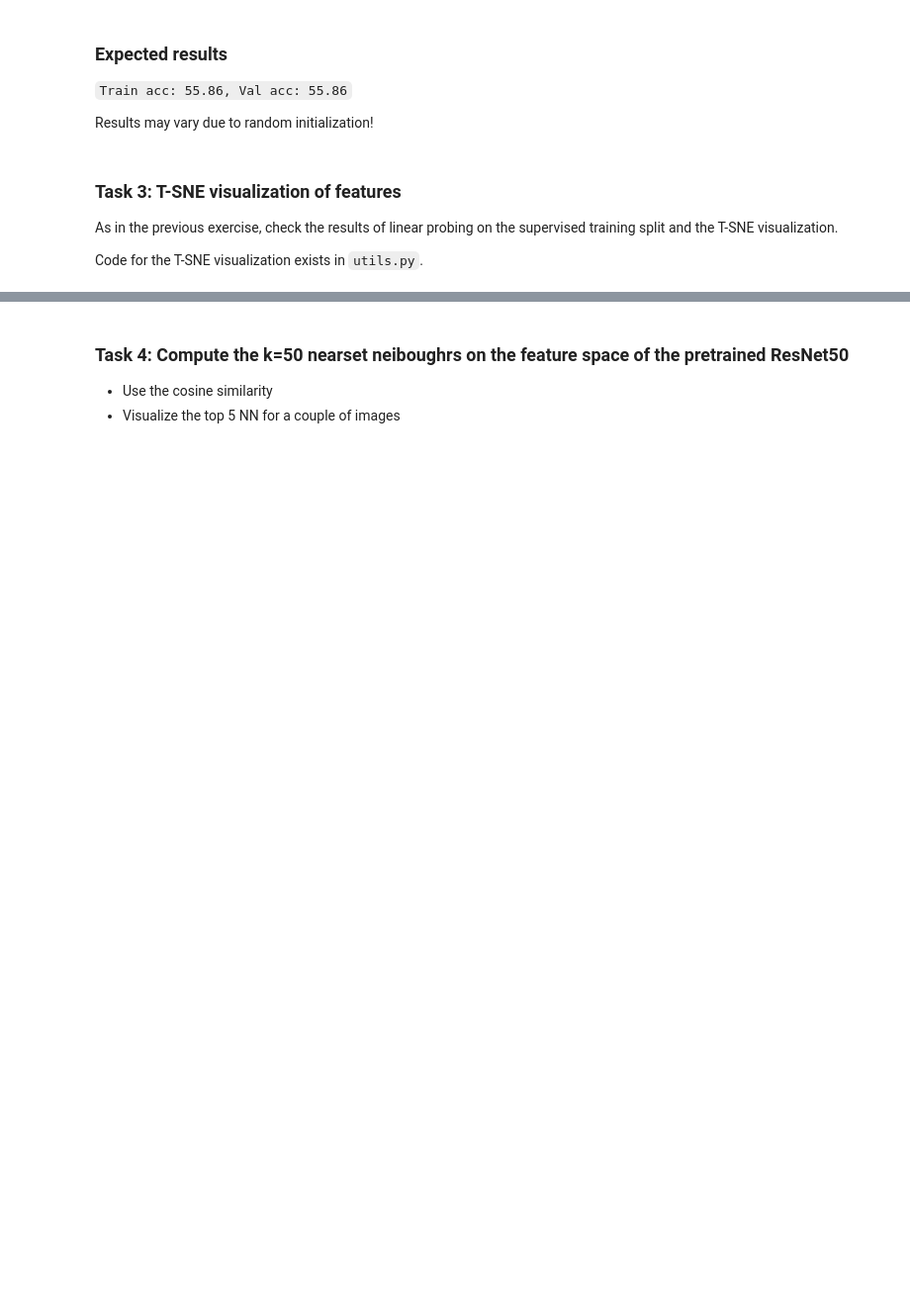
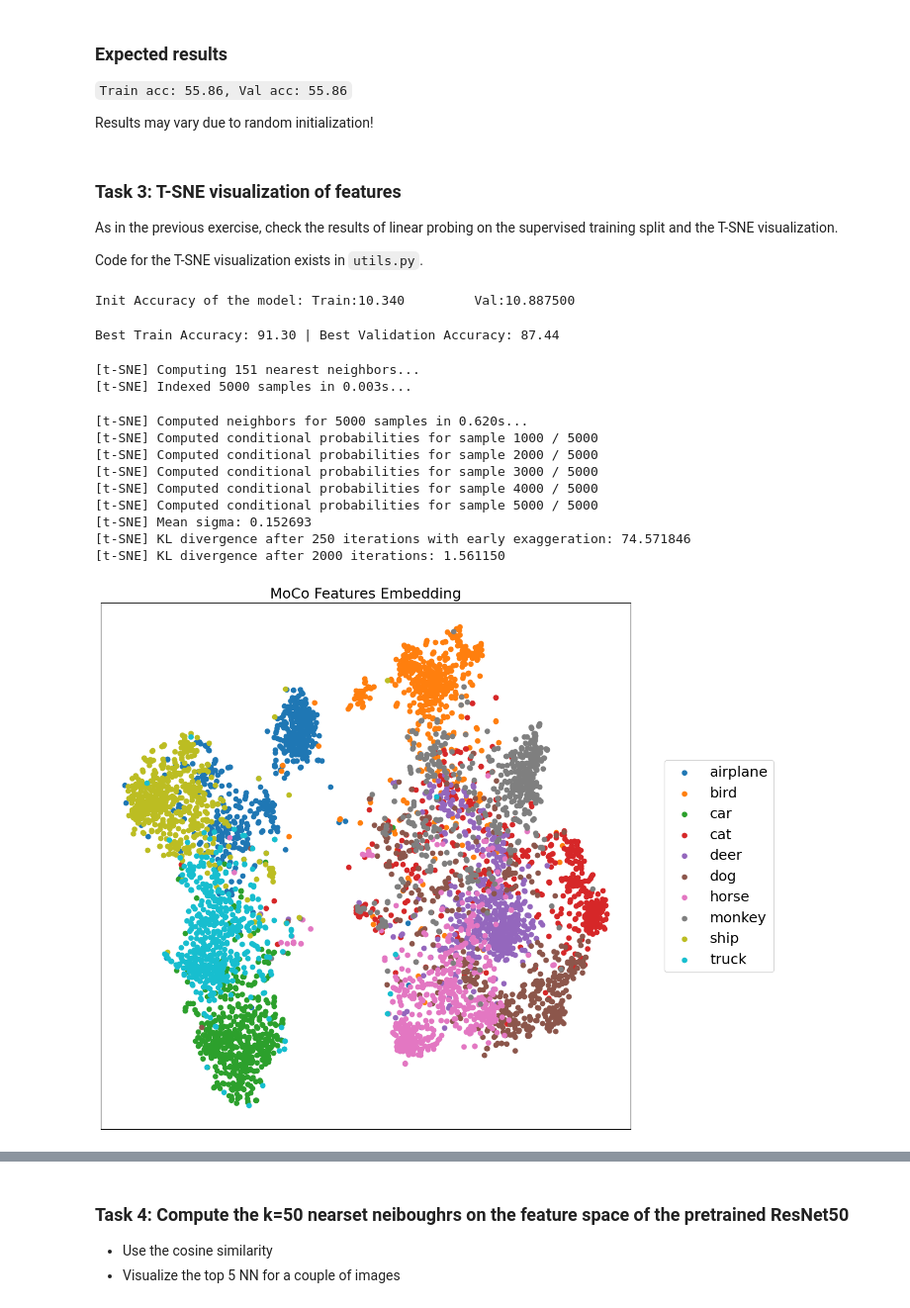
Before and after one commit to dpkass/HHU-Master-Representation-Learning, a Jupyter notebook: assignment_05/Image_clustering.ipynb, the cells around one changed output, grey strips where cells are left out. Shown at 99% size. Saved outputs shown, nothing was run; the diff lists cells and outputs as text; code cells hidden in the pictures; blank space fills up the shorter version.

```diff
--- a/assignment_05/Image_clustering.ipynb
+++ b/assignment_05/Image_clustering.ipynb
@@ -63,3 +51,11 @@ device = torch.device("cuda" if torch.cuda.is_available() else "cpu")
+# %%
+device = torch.device("cuda" if torch.cuda.is_available() else
+                      "mps" if torch.mps.is_available() else "cpu")
+num_workers = 0 if device.type == "mps" else os.cpu_count()
+
+os.makedirs("./data/", exist_ok=True)
+os.makedirs("./figs/", exist_ok=True)
+os.makedirs("./models/", exist_ok=True)
 # %% [markdown]
 # Task 1: Load the pretrained MoCO model ResNet50 pretrained on ImageNet
 
@@ -73,8 +71,19 @@ You can download the weight by running the terminal command:
 # %%
-def load_moco_model(pretrained_path = "./moco_v2_800ep_pretrain.pth.tar"):
+def load_moco_model(pretrained_path="./models/moco_v2_800ep_pretrain.pth.tar"):
     ### START CODE HERE ### (≈ 12 lines of code)
+    model = models.resnet50()
+    model.fc = nn.Identity()
+
+    weights = torch.load(pretrained_path, map_location="cpu")
+    message = model.load_state_dict({
+        k.replace("module.encoder_q.", ""): v
+        for k, v in weights["state_dict"].items()
+        if not k.startswith("module.encoder_q.fc")
+    }, strict=False)
+    print("Loaded model with message:", message)
     ### END CODE HERE ###
     model.eval()
     return model
 
+
 encoder = load_moco_model()
@@ -98,3 +109,20 @@ Compute the accuracy both for the train and test split using k-means.
 # %%
 ### START CODE HERE ### (>10 lines of code)
-### END CODE HERE ###
+train_dl, val_dl = load_data(train_split="train", num_workers=num_workers)
+# %%
+feats_and_labels_path = "./data/moco_feats_and_labels.pth"
+
+if os.path.exists(feats_and_labels_path):
+    data = torch.load(feats_and_labels_path)
+    train_feats, train_labels = data["train_feats"], data["train_labels"]
+    val_feats, val_labels = data["val_feats"], data["val_labels"]
+else:
+    train_feats, train_labels = get_features(encoder, train_dl, device)
+    val_feats, val_labels = get_features(encoder, val_dl, device)
+
+    torch.save({
+        "train_feats": train_feats,
+        "train_labels": train_labels,
+        "val_feats": val_feats,
+        "val_labels": val_labels
+    }, feats_and_labels_path)
@@ -116,3 +158,29 @@ Code for the T-SNE visualization exists in `utils.py`.
+# %%
+num_epochs = 100
+model = nn.Linear(2048, 10)
+optimizer = Adam(model.parameters(), lr=0.001)
+log = linear_eval(model, optimizer, num_epochs, train_feat_dl, val_feat_dl, device)
+
+print(f"Best Train Accuracy: {max(log["train_acc_epoch"]):.2f} | Best Validation Accuracy: {max(log["val_acc_epoch"]):.2f}")
+# %% [output]
+Init Accuracy of the model: Train:10.340         Val:10.887500
+Best Train Accuracy: 91.30 | Best Validation Accuracy: 87.44
+# %%
+tsne_plot_embeddings(train_feats, train_labels, train_dl.dataset.classes, "MoCo Features Embedding")
+### END CODE HERE ###
+# %% [output]
+[t-SNE] Computing 151 nearest neighbors...
+[t-SNE] Indexed 5000 samples in 0.003s...
+[t-SNE] Computed neighbors for 5000 samples in 0.620s...
+[t-SNE] Computed conditional probabilities for sample 1000 / 5000
+[t-SNE] Computed conditional probabilities for sample 2000 / 5000
+[t-SNE] Computed conditional probabilities for sample 3000 / 5000
+[t-SNE] Computed conditional probabilities for sample 4000 / 5000
+[t-SNE] Computed conditional probabilities for sample 5000 / 5000
+[t-SNE] Mean sigma: 0.152693
+[t-SNE] KL divergence after 250 iterations with early exaggeration: 74.571846
+[t-SNE] KL divergence after 2000 iterations: 1.561150
+[figure, added]
 # %% [markdown]
 ## Expected result
 ![](https://raw.githubusercontent.com/HHU-MMBS/RepresentationLearning_PUBLIC_2024/main/exercises/week05/figs/tsne_plot_embeddings_solution.png)
```
Also changed, not shown: parts of 18 cells of this notebook, 4 other files.
